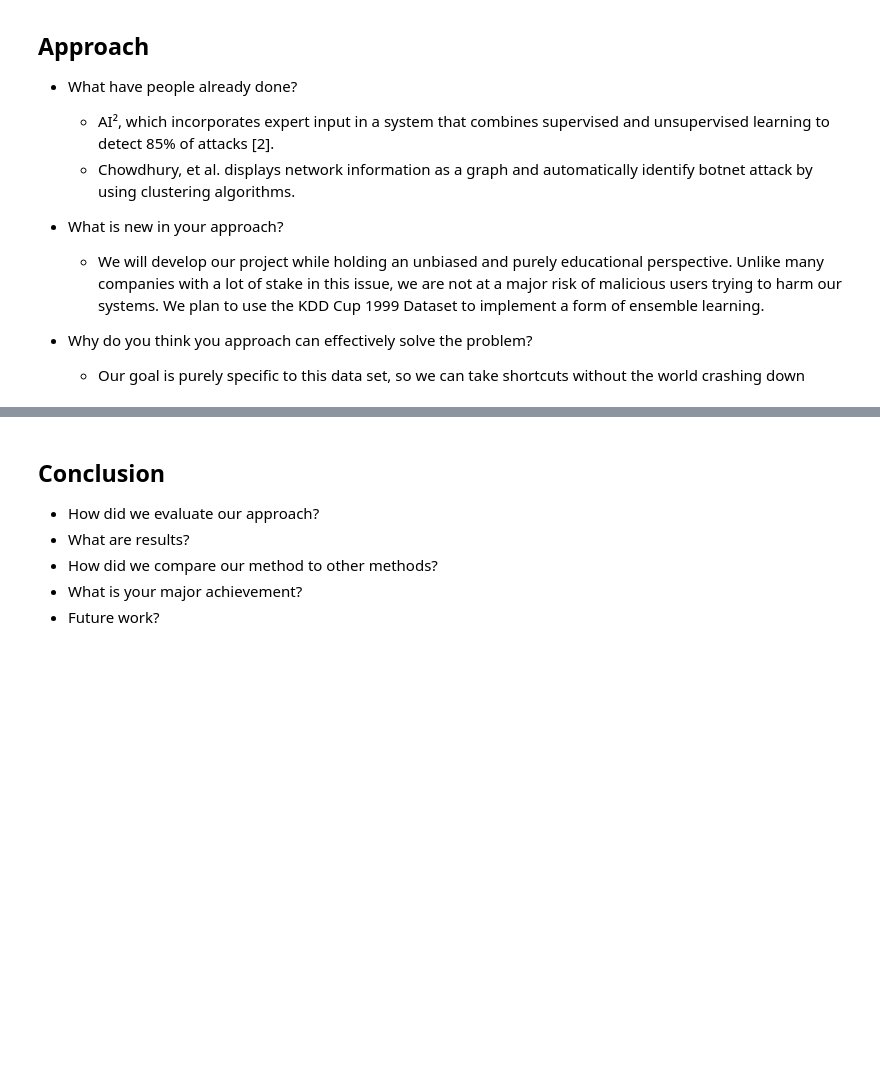
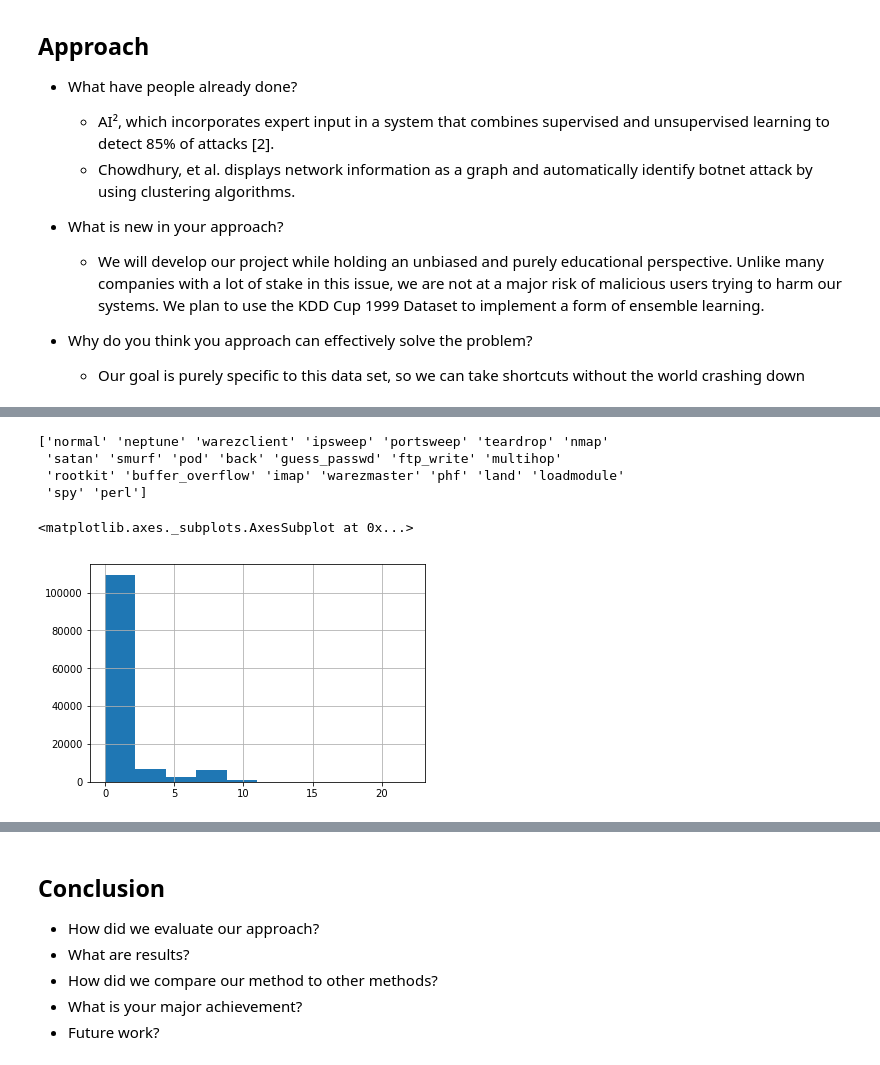
Before and after one commit to sarabranham/CX4240, a Jupyter notebook: Final_Pres.ipynb, the cells around one changed output, grey strips where cells are left out. Cells and saved outputs as stored; diff of their text form; code cells hidden in the pictures; blank space fills up the shorter version.

```diff
--- a/Final_Pres.ipynb
+++ b/Final_Pres.ipynb
@@ -26,0 +42,14 @@
+# %%
+traindata = pd.read_csv('NSL-KDD/KDDTrain+.csv', header=None)
+# %%
+print(traindata[41].unique())
+label_map = dict(zip(traindata[41].unique(), range(len(traindata[41].unique()))))
+a = traindata.replace(label_map)
+a[41].hist()
+# %% [output]
+['normal' 'neptune' 'warezclient' 'ipsweep' 'portsweep' 'teardrop' 'nmap'
+ 'satan' 'smurf' 'pod' 'back' 'guess_passwd' 'ftp_write' 'multihop'
+ 'rootkit' 'buffer_overflow' 'imap' 'warezmaster' 'phf' 'land' 'loadmodule'
+ 'spy' 'perl']
+<matplotlib.axes._subplots.AxesSubplot at 0x...>
+[figure, added]
```
Also changed, not shown: parts of 20 cells of this notebook.
